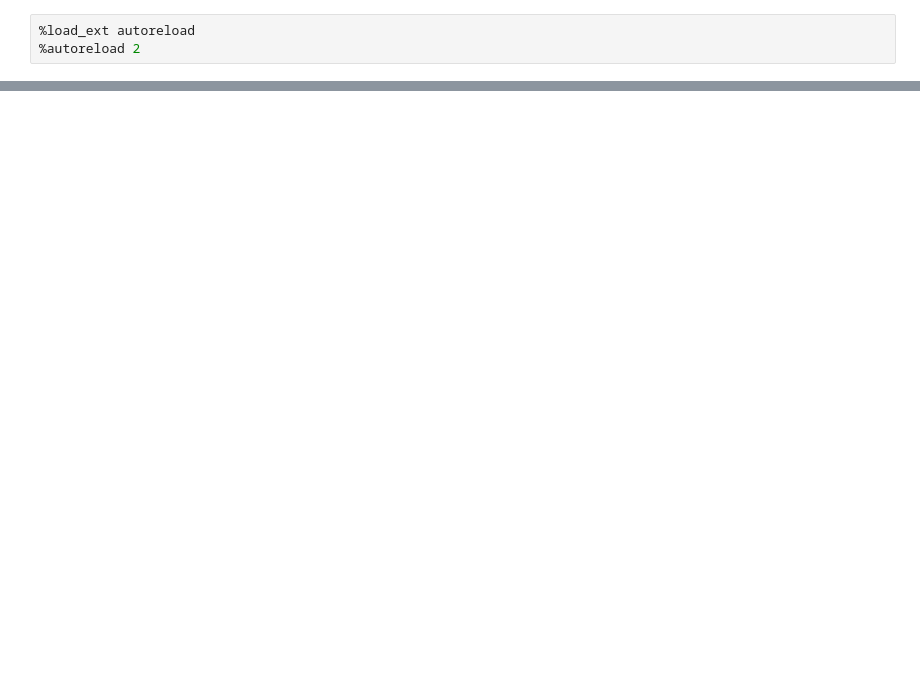
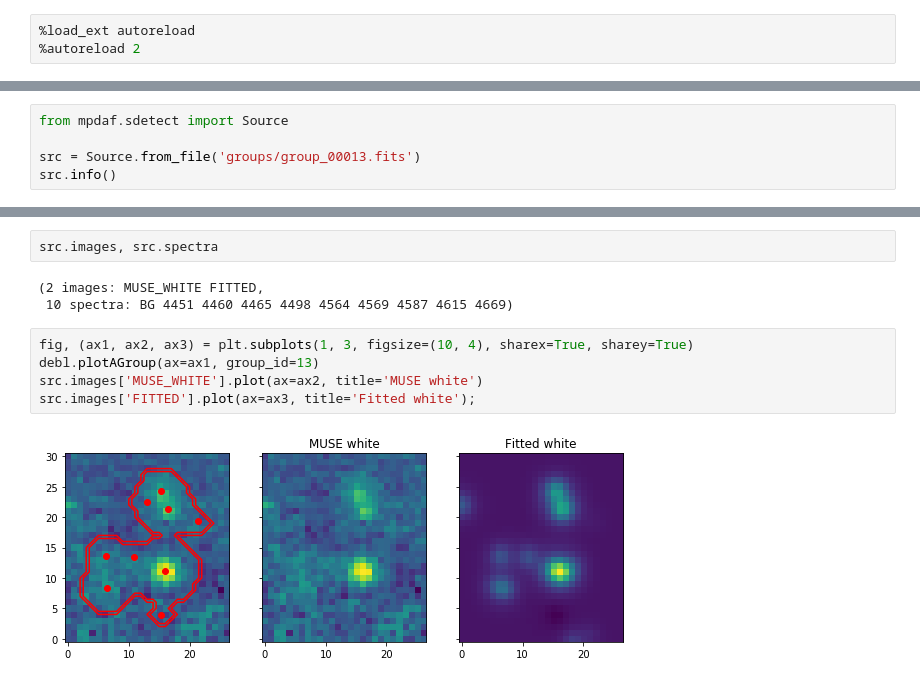
Before and after one commit to musevlt/odhin, a Jupyter notebook: notebooks/Example Odhin v2.ipynb, the cells around one changed output, grey strips where cells are left out. Saved outputs shown, nothing was run; the diff lists cells and outputs as text; blank space fills up the shorter version.

```diff
--- a/notebooks/Example Odhin v2.ipynb
+++ b/notebooks/Example Odhin v2.ipynb
@@ -166,0 +124,5 @@ debl.table_results[5]['spec'].plot(noise=True,ax=ax)
+# %%
+from mpdaf.sdetect import Source
+
+src = Source.from_file('groups/group_00013.fits')
+src.info()
@@ -166,0 +147,12 @@ debl.table_results[5]['spec'].plot(noise=True,ax=ax)
+# %%
+src.images, src.spectra
+# %% [output]
+(2 images: MUSE_WHITE FITTED,
+ 10 spectra: BG 4451 4460 4465 4498 4564 4569 4587 4615 4669)
+# %%
+fig, (ax1, ax2, ax3) = plt.subplots(1, 3, figsize=(10, 4), sharex=True, sharey=True)
+debl.plotAGroup(ax=ax1, group_id=13)
+src.images['MUSE_WHITE'].plot(ax=ax2, title='MUSE white')
+src.images['FITTED'].plot(ax=ax3, title='Fitted white');
+# %% [output]
+[figure, added]
```
Also changed, not shown: parts of 33 cells of this notebook.
